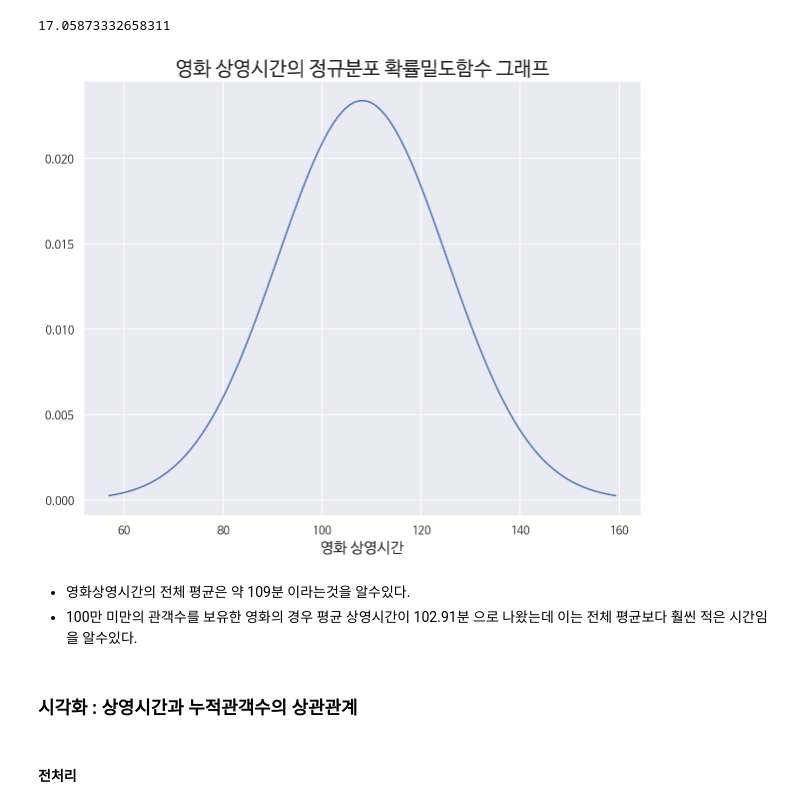
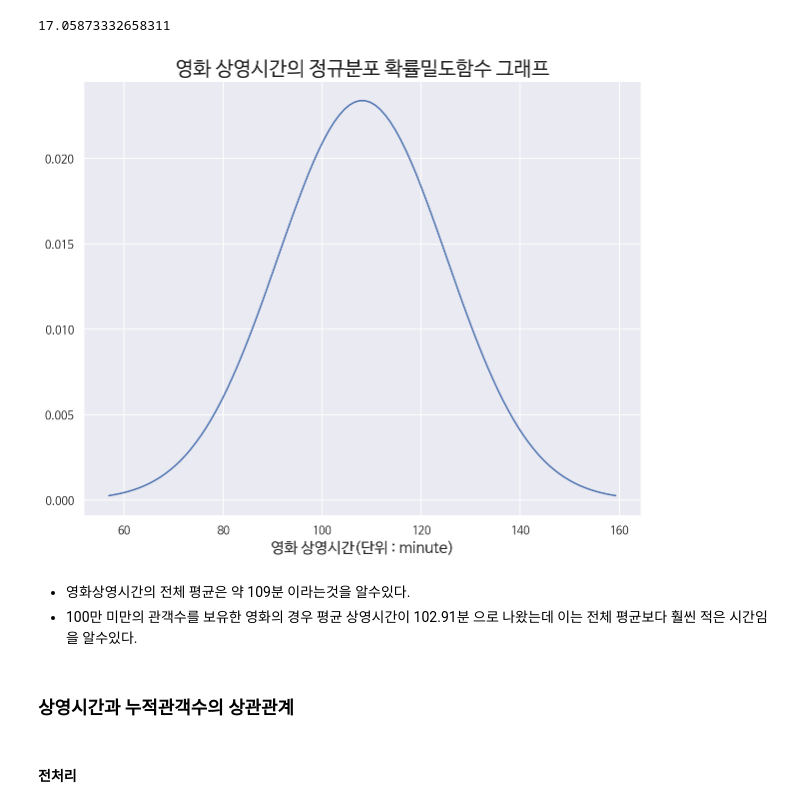
Before and after one commit to suyeee/DE_Project, a Jupyter notebook: 네이버_영화_분석.ipynb, the cells around one changed output. Cells and saved outputs as stored; diff of their text form; code cells hidden in the pictures.

```diff
--- a/네이버_영화_분석.ipynb
+++ b/네이버_영화_분석.ipynb
@@ -1096,0 +1668,11 @@ plt.show()
+# %%
+# 이상치 데이터 산정하기
+# boxplot 으로 확인
+plt.figure(figsize=(10, 8))
+
+plt.rcParams["axes.unicode_minus"] = False
+
+plt.boxplot(df2_3)
+
+plt.title("상영기간 이상치 데이터", fontsize = 20)
+plt.show()
@@ -1096,0 +1756,12 @@ plt.show()
+# %%
+# heatmap - 상영기간과 누적관계수
+
+plt.rc('font', family='NanumBarunGothic')
+
+plt.figure(figsize = (8,6))
+
+sns.heatmap(df2_corr.corr(), annot=True, cmap="Reds")
+
+plt.title("상영기간과 누적관객수의 상관관계", fontsize = 20)
+
+plt.show()
@@ -1096,0 +1832,16 @@ plt.show()
+# %%
+# lineplot
+plt.rc('font', family='NanumBarunGothic')
+
+plt.figure(figsize = (10,8))
+
+x = df2_period_mean['level']
+y = df2_period_mean['period']
+
+plt.plot(x, y)
+
+plt.xlabel('누적 관객수', fontsize=15)
+plt.ylabel("평균적으로 상영하는 기간 (단위: day)" , fontsize=15)
+plt.title("누적관객수에 따른 영화의 평균 상영기간", fontsize = 20)
+
+plt.show()
@@ -1304,29 +2060,29 @@ df3['time'].std()
 # %%
 # 영화 상영시간 정규분포 확률밀도함수
 
 import scipy.stats as stats
 import math
 
 plt.rc('font', family='NanumBarunGothic')
 
 plt.figure(figsize = (10,8))
 
 mu = df3['time'].mean()
 sigma = df3['time'].std()
 x = np.linspace(mu - 3*sigma, mu + 3*sigma, 100)
 plt.plot(x, stats.norm.pdf(x, mu, sigma))
 
-plt.xlabel('영화 상영시간', fontsize=15)
+plt.xlabel('영화 상영시간(단위 : minute)', fontsize=15)
 plt.title("영화 상영시간의 정규분포 확률밀도함수 그래프", fontsize = 20)
 
 plt.show()
 # %% [output]
-[figure, old version]
+[figure, new version]
 # %% [markdown]
 - 영화상영시간의 전체 평균은 약 109분 이라는것을 알수있다.
 - 100만 미만의 관객수를 보유한 영화의 경우 평균 상영시간이 102.91분 으로 나왔는데 이는 전체 평균보다 훨씬 적은 시간임을 알수있다.
 # %% [markdown]
-### 시각화 : 상영시간과 누적관객수의 상관관계
+### 상영시간과 누적관객수의 상관관계
 # %% [markdown]
 #### 전처리
 # %%
```
Also changed, not shown: parts of 75 cells of this notebook.
